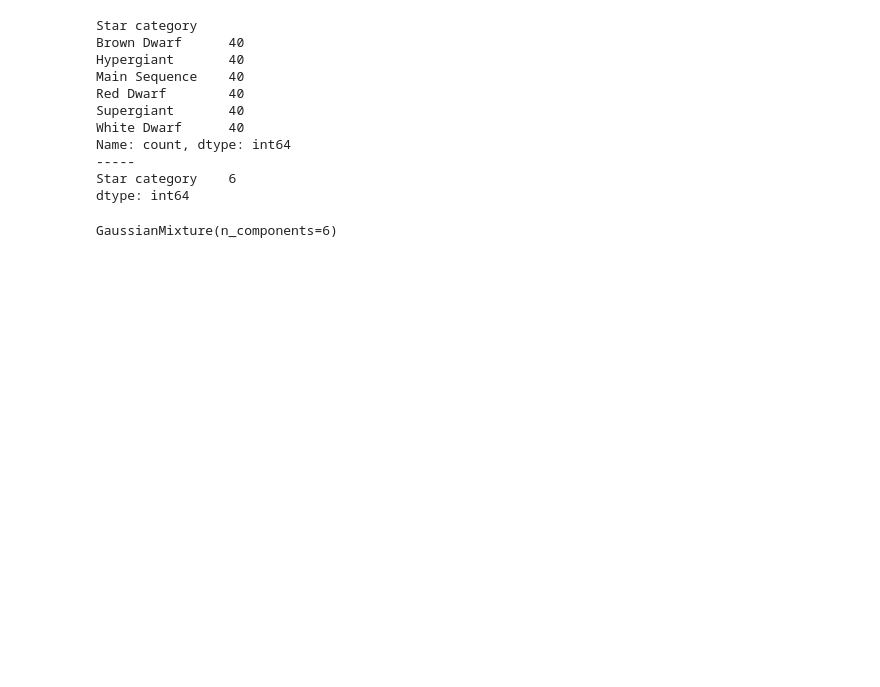
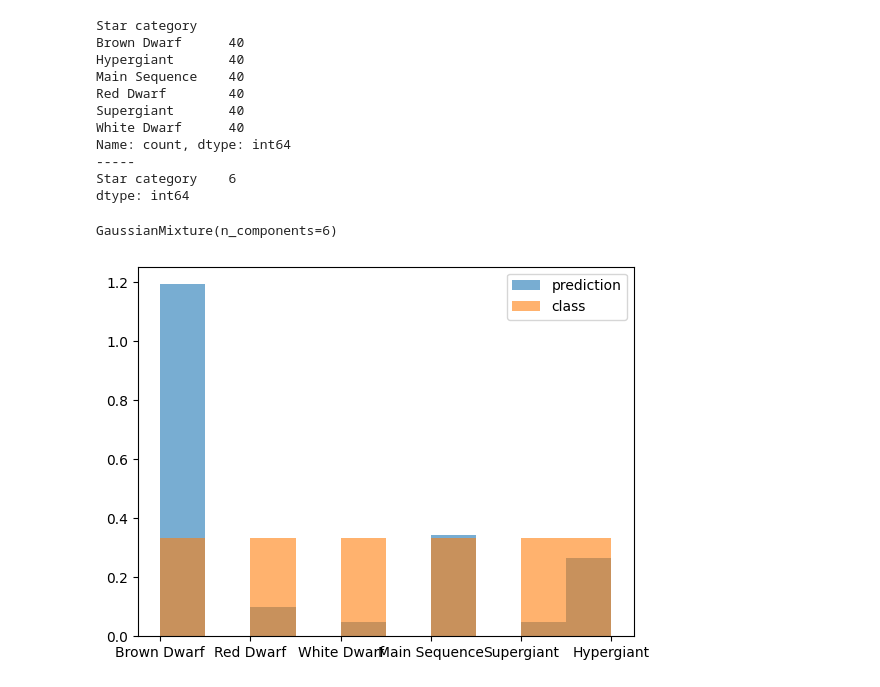
Before and after one commit to BenjaminPINEAU/star-class-prediction, a Jupyter notebook: main.ipynb, the cells around one changed output. Saved outputs shown, nothing was run; the diff lists cells and outputs as text; code cells hidden in the pictures; blank space fills up the shorter version.

Commit message:
premier test prediction

```diff
--- a/main.ipynb
+++ b/main.ipynb
@@ -46,7 +46,9 @@ Star category    6
 dtype: int64
 # %%
 # On enleve la classe de l'étoile pour faire de l'apprentissage supervisée
+star_data.replace({'Spectral Class':{'M':0, 'A':1, 'B':2, 'F':1, 'O':2, 'K':0, 'G':1 }}, inplace=True)
 star_data_model = star_data.drop(columns = ['Star category'])
+    #star_data_model = star_data_model.drop(columns = ['Spectral Class'])
 
 # Encodage des données string en float afin de pouvoir utiliser des méthodes de mélanges gaussiens plus facilement
 star_data_model['Star color'], _ = pd.factorize(star_data_model['Star color'])
@@ -59,3 +61,11 @@ GMM_star = GaussianMixture(n_components = 6, covariance_type='full')
 GMM_star.fit(star_data_model)
 # %% [output]
 GaussianMixture(n_components=6)
+# %%
+Y_pred = GMM_star.predict(star_data_model)
+plt.hist(Y_pred, density = True, alpha = 0.6, label = 'prediction')
+plt.hist(star_data['Star category'], density = True, alpha = 0.6, label = 'class')
+plt.legend()
+plt.show()
+# %% [output]
+[figure, added]
```
Also changed, not shown: parts of 2 cells of this notebook.
